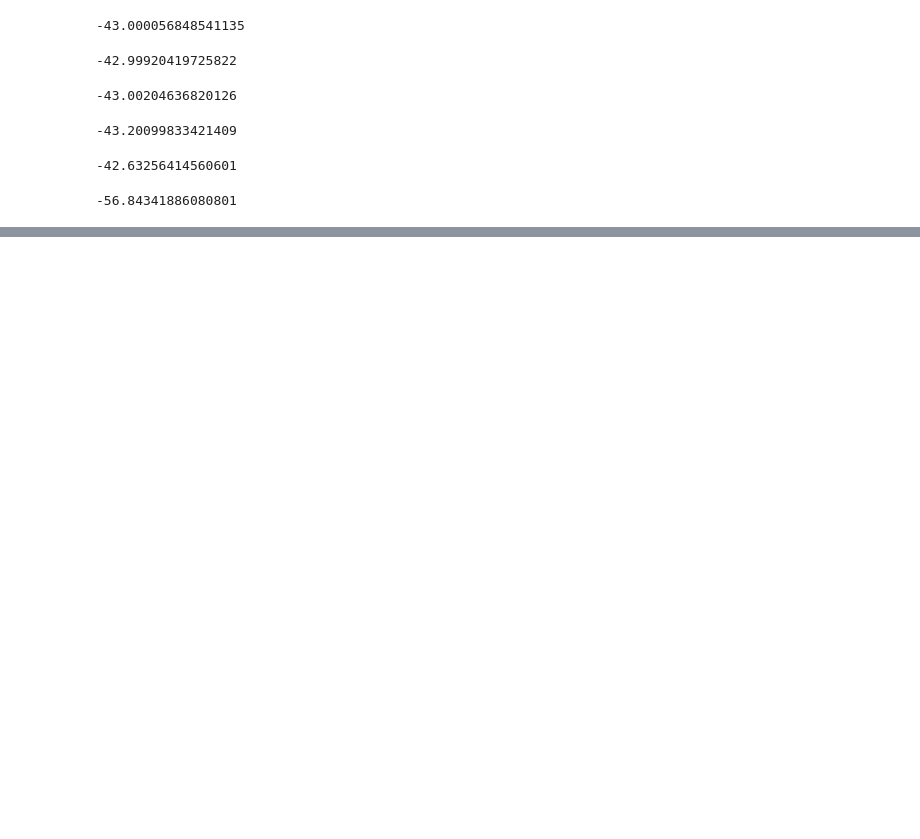
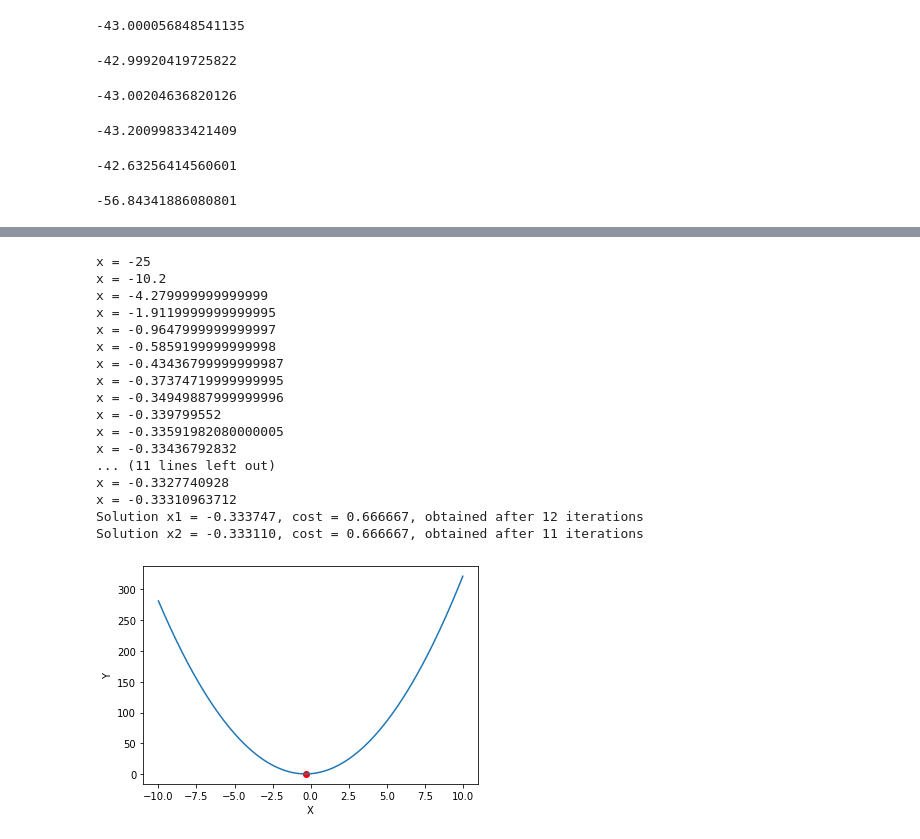
Before and after one commit to dothedung1982/ds-program-2, a Jupyter notebook: Day 10 -- 06.04.2020.ipynb, the cells around one changed output, grey strips where cells are left out. Saved outputs shown, nothing was run; the diff lists cells and outputs as text; code cells hidden in the pictures; blank space fills up the shorter version.

Commit message:
Update Day 10 -- 06.04.2020.ipynb
Tìm điểm cực trị phương pháp gradien-decent của hàm f(x) = 3*x^2 + 2x + 1

```diff
--- a/Day 10 -- 06.04.2020.ipynb
+++ b/Day 10 -- 06.04.2020.ipynb
@@ -178,0 +207,65 @@ df(-7.5, 0.000000000000001)
+# %%
+# Tìm điểm cực trị phương pháp gradien-decent của hàm f(x) = 3*x^2 + 2x + 1
+def f(x):
+    return (3*(x**2) + 2*x + 1)
+
+def df(x):
+    return (6*x + 2)
+
+# run loop 1000 times
+NUM_LOOPs = 1000
+
+def find_min_point(eta, x0):
+    #1. khởi tạo array x
+    x = [x0]
+
+    #2. chạy vòng lặp for (0..NUM_LOOPs)
+    for it in range(NUM_LOOPs):
+        print('x = {}'.format(x[-1]))
+
+        #2.1 Tính x_new = x - n*df(x)
+        x_new = x[-1] - eta*df(x[-1])
+
+        #2.2 nếu f(x_new) < 0,001 --> thoát
+        if abs(df(x_new)) < 1e-3:
+            break
+
+        x.append(x_new)
+    return (x, it)
+
+(x1, it1) = find_min_point(.1, -25)
+(x2, it2) = find_min_point(.1, 5)
+print('Solution x1 = %f, cost = %f, obtained after %d iterations'%(x1[-1], f(x1[-1]), it1))
+print('Solution x2 = %f, cost = %f, obtained after %d iterations'%(x2[-1], f(x2[-1]), it2))
+
+
+
+
+# Drawing to check data
+X = np.linspace(-10, 10, 300);
+Y = f(X)
+
+plt.scatter(x1[-1], f(x1[-1]), color = 'red')
+plt.plot(X, Y)
+plt.xlabel('X')
+plt.ylabel('Y')
+plt.show()
+# %% [output]
+x = -25
+x = -10.2
+x = -4.279999999999999
+x = -1.9119999999999995
+x = -0.9647999999999997
+x = -0.5859199999999998
+x = -0.43436799999999987
+x = -0.37374719999999995
+x = -0.34949887999999996
+x = -0.339799552
+x = -0.33591982080000005
+x = -0.33436792832
+... (11 lines left out)
+x = -0.3327740928
+x = -0.33310963712
+Solution x1 = -0.333747, cost = 0.666667, obtained after 12 iterations
+Solution x2 = -0.333110, cost = 0.666667, obtained after 11 iterations
+[figure, added]
```
Also changed, not shown: parts of 2 cells of this notebook.
